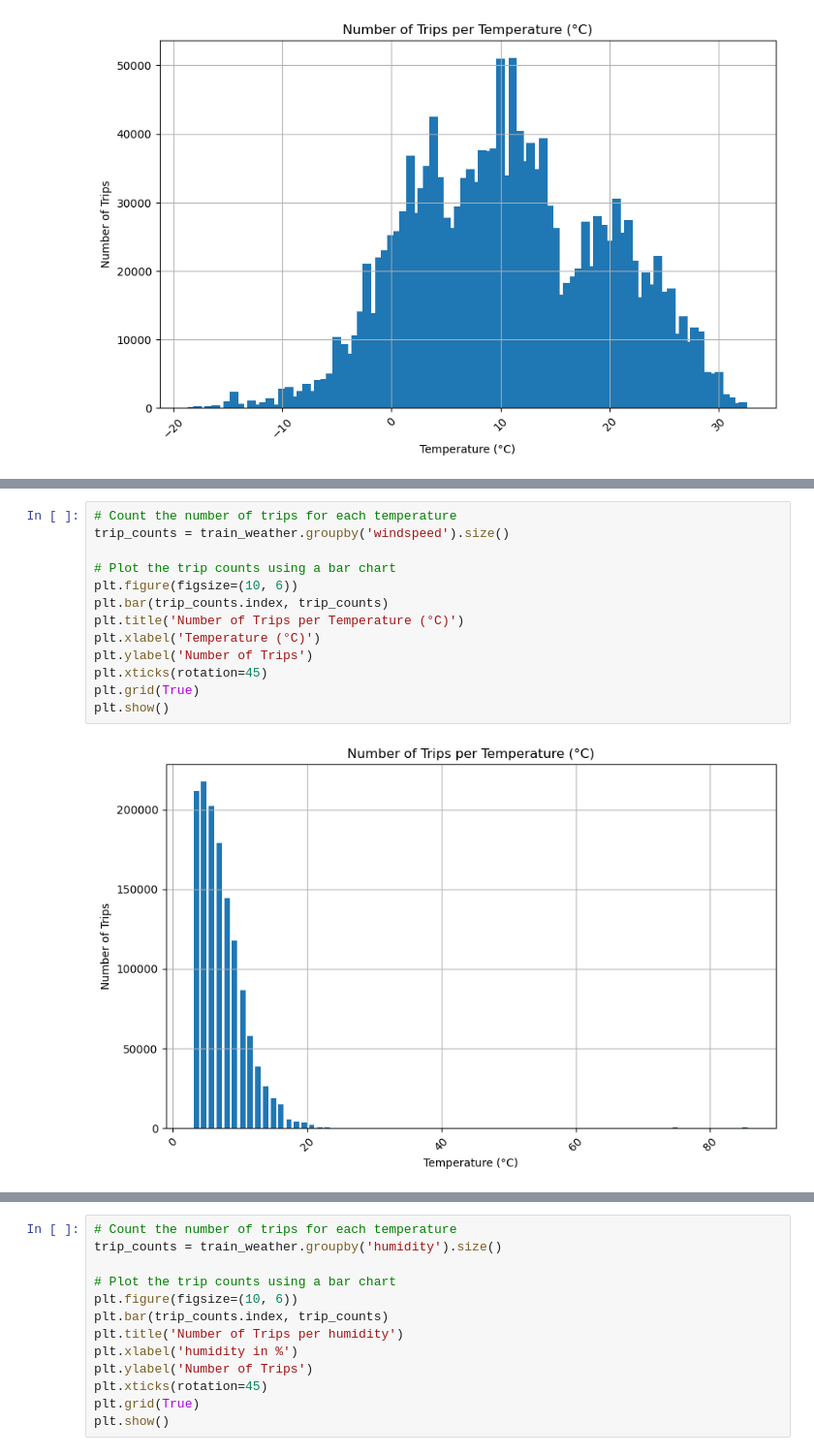
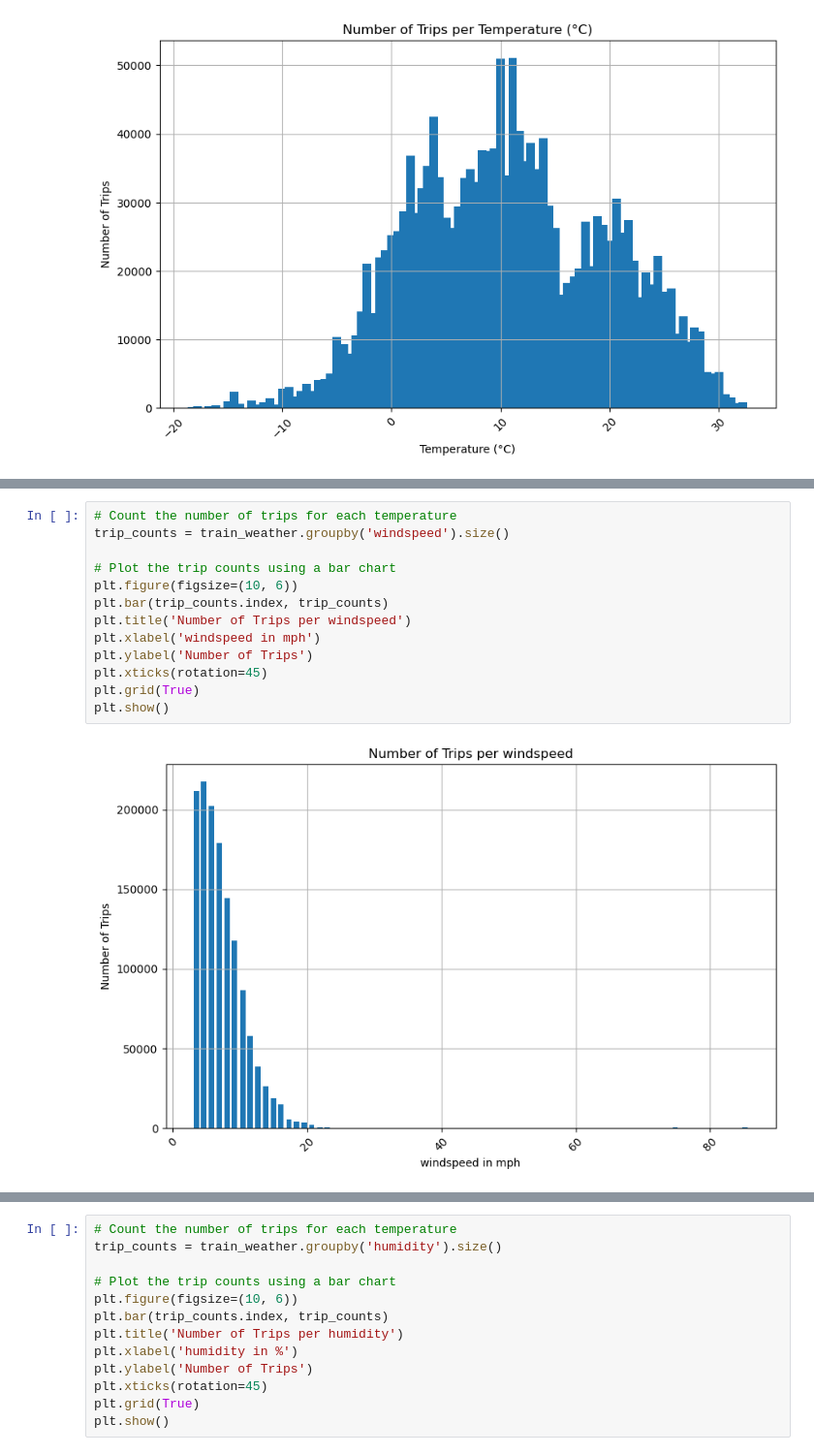
Before and after one commit to Niki123456123456/taxi_trip_duration, a Jupyter notebook: train_with_weather.ipynb, the cells around one changed output, grey strips where cells are left out. Shown at 97% size. Cells and saved outputs as stored; diff of their text form.

```diff
--- a/train_with_weather.ipynb
+++ b/train_with_weather.ipynb
@@ -156,18 +156,18 @@ plt.show()
 # %%
 # Count the number of trips for each temperature
 trip_counts = train_weather.groupby('windspeed').size()
 
 # Plot the trip counts using a bar chart
 plt.figure(figsize=(10, 6))
 plt.bar(trip_counts.index, trip_counts)
-plt.title('Number of Trips per Temperature (°C)')
-plt.xlabel('Temperature (°C)')
+plt.title('Number of Trips per windspeed')
+plt.xlabel('windspeed in mph')
 plt.ylabel('Number of Trips')
 plt.xticks(rotation=45)
 plt.grid(True)
 plt.show()
 # %% [output]
-[figure, old version]
+[figure, new version]
 # %%
 hourly_avg = train_weather.groupby('humidity')['trip_duration_min'].mean()
 plt.figure(figsize=(10, 6))
```
Also changed, not shown: parts of 4 cells of this notebook.
